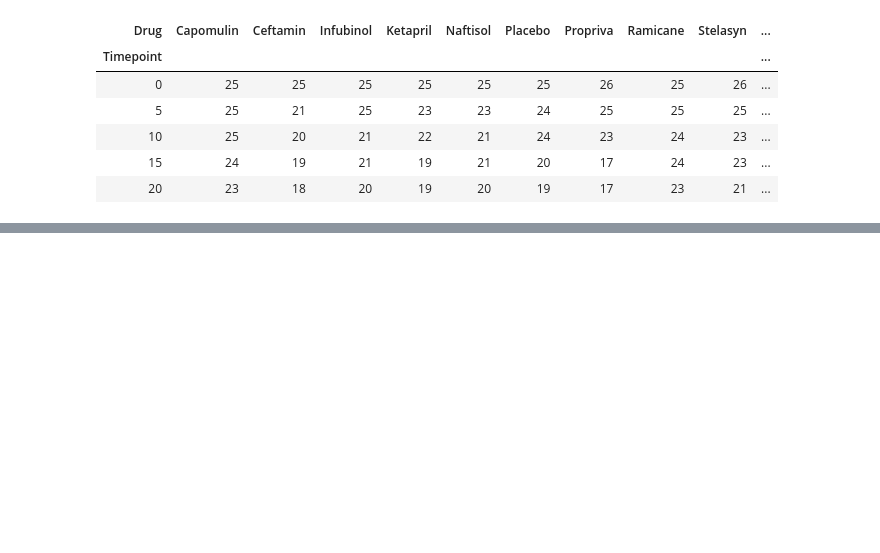
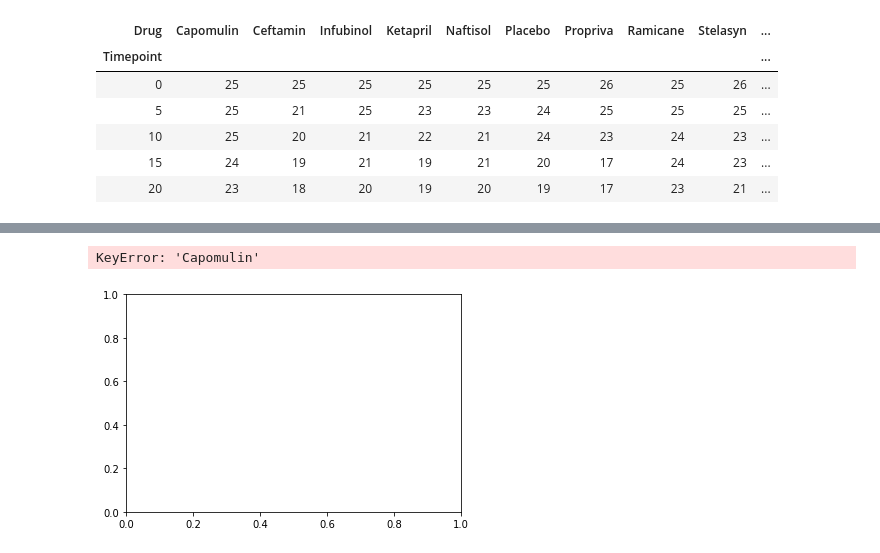
Before and after one commit to Dan-Bruen/matplotlib-challenge, a Jupyter notebook: Pymaceuticals_DanBruen/Pymaceutical_DanBruen_Main.ipynb, the cells around one changed output, grey strips where cells are left out. Saved outputs shown, nothing was run; the diff lists cells and outputs as text; code cells hidden in the pictures; blank space fills up the shorter version.

```diff
--- a/Pymaceuticals_DanBruen/Pymaceutical_DanBruen_Main.ipynb
+++ b/Pymaceuticals_DanBruen/Pymaceutical_DanBruen_Main.ipynb
@@ -238,3 +324,6 @@ reformed_mince_count.head()
 | 20 | 23 | 18 | 20 | 19 | 20 | 19 | 17 | 23 | 21 | ... |
 # %%
 # Generate the Plot (Accounting for percentages)
+# Mouse Survival Rate Percentages
+for column in reformed_mince_count.columns:
+    mouse_survival_rate = reformed_mince_count[column]/25 *100
@@ -245,2 +345,23 @@ reformed_mince_count.head()
+# %%
+# Save the Figure
+for column in reformed_mince_count.columns:
+    mouse_survival_rate = reformed_mince_count[column]/25 *100
+
+fig3, ax3 = plt.subplots()
+for drug in drug_list:
+    plt.plot(mouse_survival_rate.index, mouse_survival_rate[drug], plt_style_dict[drug])
+plt.grid(True)
+ax3.legend()
+plt.title("Survival Throughout Treatment")
+plt.xlabel("Time (Days)")
+plt.ylabel("Survival Rate (%)")
+
+# Save the Figure
+plt.savefig("SurvivalThroughTreatment.png")
+# Show the Figure
+plt.show()
+# %% [output]
+KeyError: 'Capomulin'
+[figure, added]
 # %%
 # ** Summary Bar Graph **
```
Also changed, not shown: parts of 7 cells of this notebook, 1 other file.
